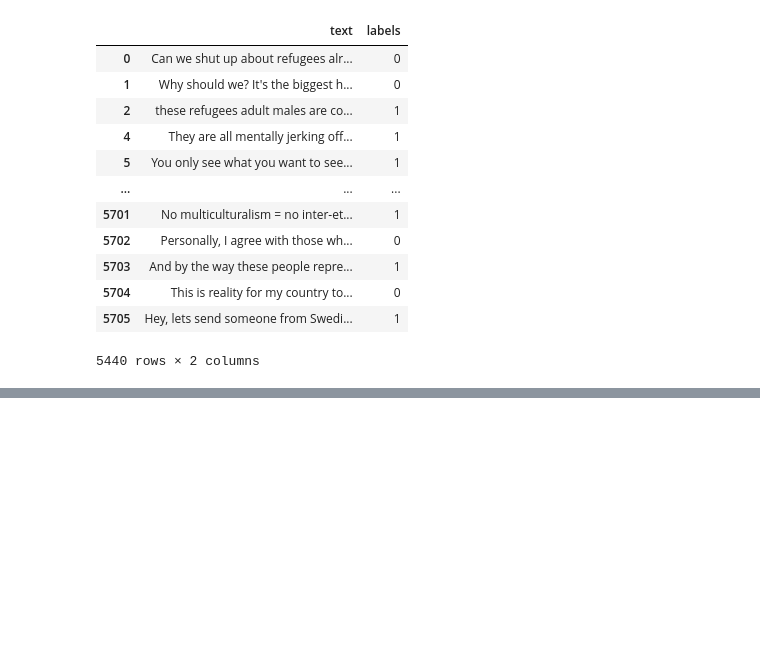
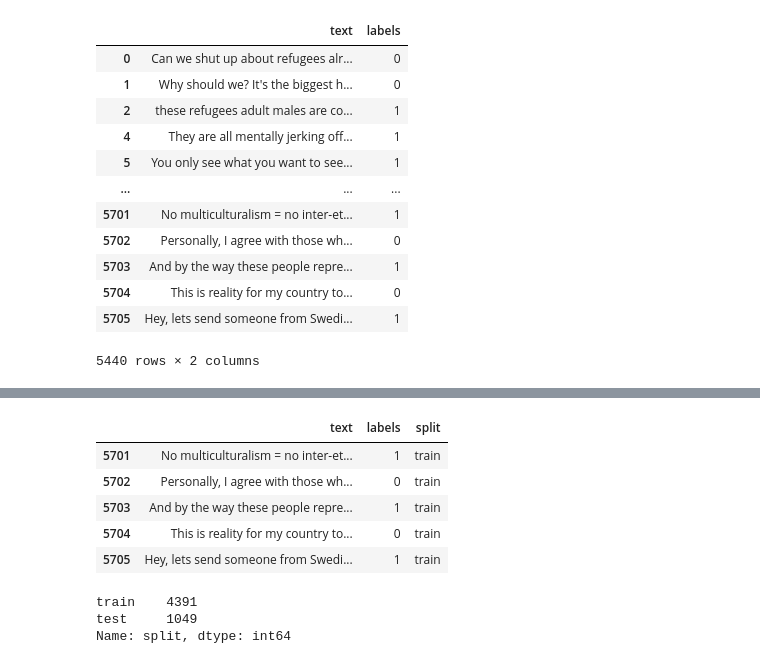
Before and after one commit to TajaKuzman/Hate-Speech-Classification, a Jupyter notebook: 1-Data-Preparation.ipynb, the cells around one changed output, grey strips where cells are left out. Drawn from its saved outputs; the diff is of its cells as text; code cells hidden in the pictures; blank space fills up the shorter version.

```diff
--- a/1-Data-Preparation.ipynb
+++ b/1-Data-Preparation.ipynb
@@ -455,3 +476,18 @@ hs_sheet
+# %%
+hs_sheet.tail()
+# %% [output]
+|  | text | labels | split |
+| 5701 | No multiculturalism = no inter-et... | 1 | train |
+| 5702 | Personally, I agree with those wh... | 0 | train |
+| 5703 | And by the way these people repre... | 1 | train |
+| 5704 | This is reality for my country to... | 0 | train |
+| 5705 | Hey, lets send someone from Swedi... | 1 | train |
+# %%
+hs_sheet.split.value_counts()
+# %% [output]
+train    4391
+test     1049
+Name: split, dtype: int64
 # %%
 # Save the created file in a csv format
 hs_sheet.to_csv("data/hatespeech_binary_dataset.csv", sep="\t")
```
Also changed, not shown: parts of 5 cells of this notebook, 8 other files.
